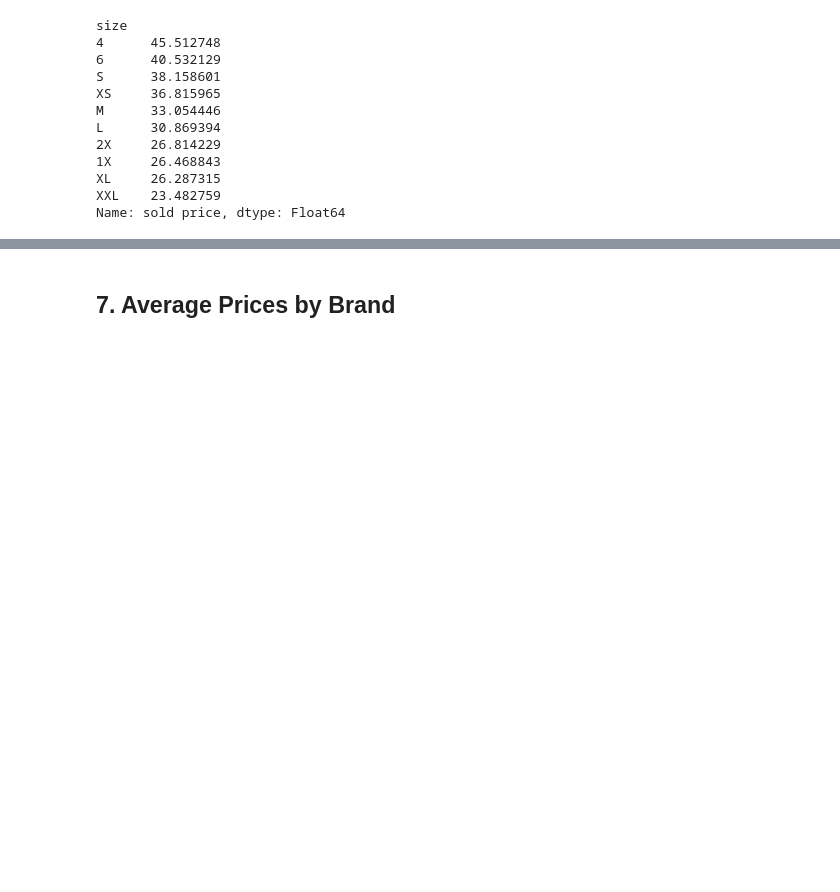
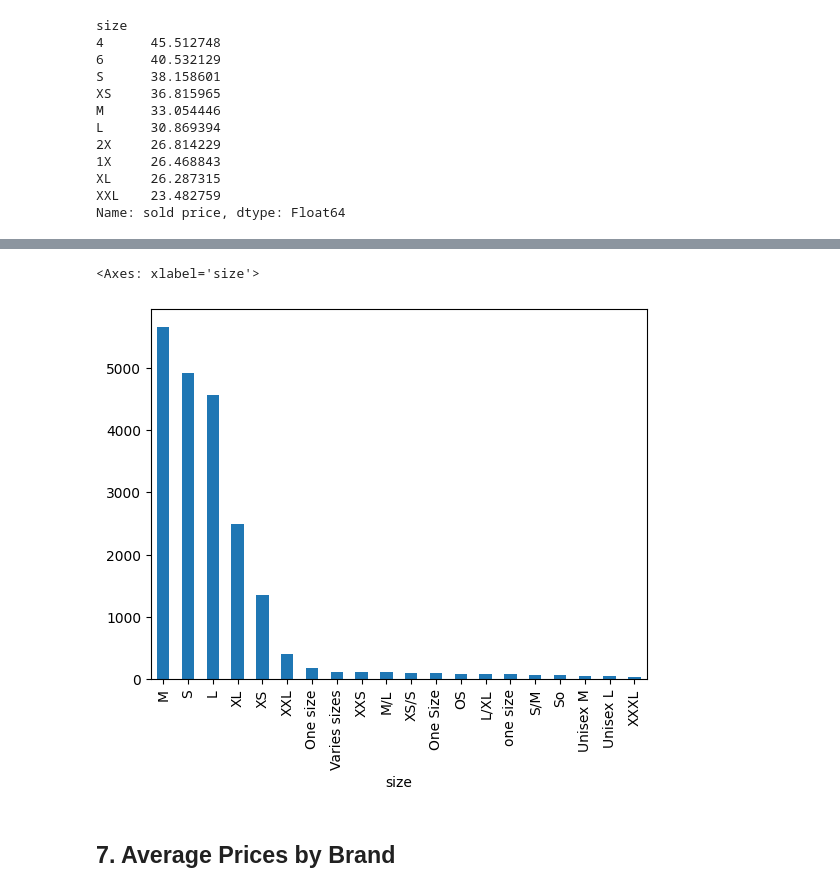
Before and after one commit to its-melina/Poshmark-Analytics, a Jupyter notebook: EDA.ipynb, the cells around one changed output, grey strips where cells are left out. Cells and saved outputs as stored; diff of their text form; code cells hidden in the pictures; blank space fills up the shorter version.

```diff
--- a/EDA.ipynb
+++ b/EDA.ipynb
@@ -249,3 +272,8 @@ Name: sold price, dtype: Float64
+# %%
+letter_sizes[:20].plot(kind='bar')
+# %% [output]
+<Axes: xlabel='size'>
+[figure, added]
 # %% [markdown]
 ## 7. Average Prices by Brand
 # %%
```
Also changed, not shown: parts of 8 cells of this notebook.
